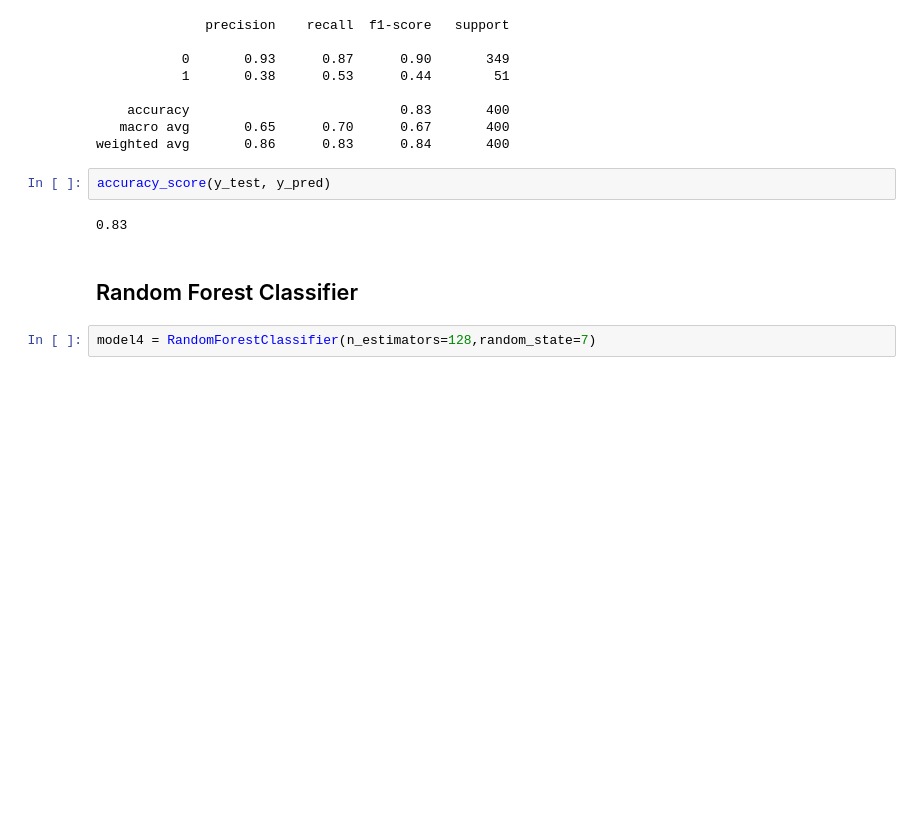
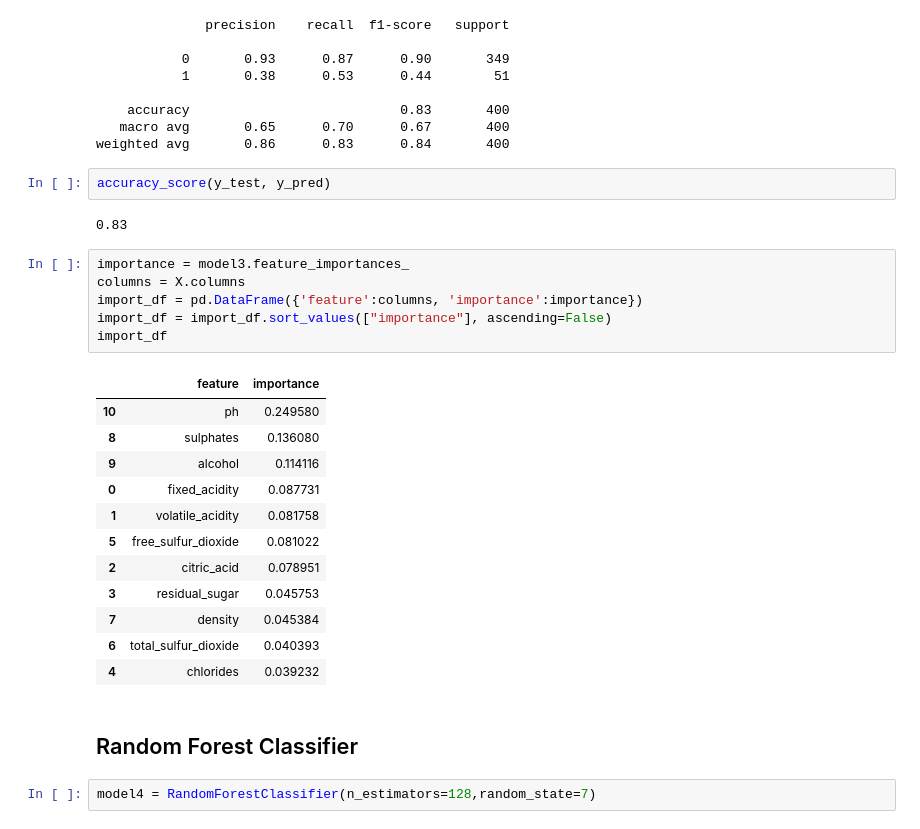
Before and after one commit to Qian8988/Final-Project-Team-7, a Jupyter notebook: all_models_red.ipynb, the cells around one changed output. Drawn from its saved outputs; the diff is of its cells as text; blank space fills up the shorter version.

```diff
--- a/all_models_red.ipynb
+++ b/all_models_red.ipynb
@@ -187,6 +188,25 @@ weighted avg       0.86      0.83      0.84       400
 accuracy_score(y_test, y_pred)
 # %% [output]
 0.83
+# %%
+importance = model3.feature_importances_
+columns = X.columns
+import_df = pd.DataFrame({'feature':columns, 'importance':importance})
+import_df = import_df.sort_values(["importance"], ascending=False)
+import_df
+# %% [output]
+|  | feature | importance |
+| 10 | ph | 0.249580 |
+| 8 | sulphates | 0.136080 |
+| 9 | alcohol | 0.114116 |
+| 0 | fixed_acidity | 0.087731 |
+| 1 | volatile_acidity | 0.081758 |
+| 5 | free_sulfur_dioxide | 0.081022 |
+| 2 | citric_acid | 0.078951 |
+| 3 | residual_sugar | 0.045753 |
+| 7 | density | 0.045384 |
+| 6 | total_sulfur_dioxide | 0.040393 |
+| 4 | chlorides | 0.039232 |
 # %% [markdown]
 ## Random Forest Classifier
 # %%
```
Also changed, not shown: parts of 10 cells of this notebook, 1 other file.
